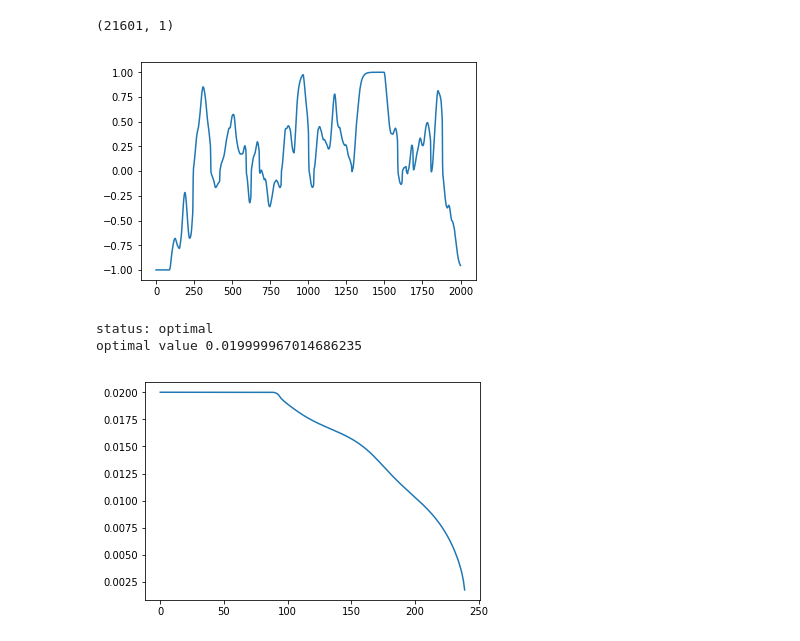
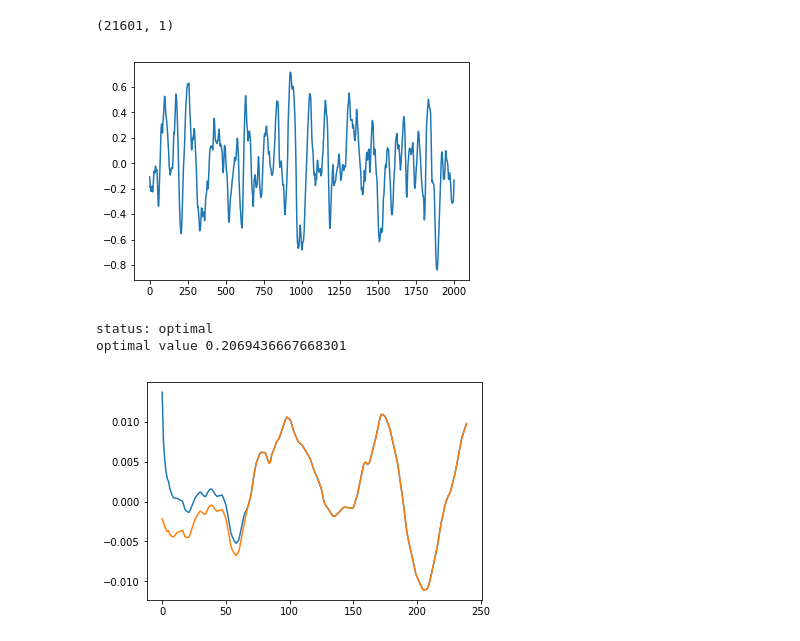
Before and after one commit to Thanosro/py_graphs, a Jupyter notebook: freq_regulation.ipynb, the cells around one changed output. Cells and saved outputs as stored; diff of their text form; code cells hidden in the pictures.

```diff
--- a/freq_regulation.ipynb
+++ b/freq_regulation.ipynb
@@ -25,7 +25,7 @@ sio.whosmat('Reg_signals.mat')
 # %%
 regD_mat = sio.loadmat('Reg_signals.mat')
 # %%
-regD_ar = regD_mat["RegA_May04"]
+regD_ar = regD_mat["RegD_May04"]
 type(regD_ar)
 np.shape(regD_ar)
 # %% [output]
@@ -35,6 +35,6 @@ np.shape(regD_ar)
 plt.plot(regD_ar[0:2000])
 plt.show()
 # %% [output]
-[figure, old version]
+[figure, new version]
 # %%
 # mobile ESS parameters
@@ -51,15 +51,15 @@ regD = regD_ar[0:T]
 Add_mat = np.tril(np.ones((T,T), dtype=int))
 # %%
 Bt = cp.Variable((T, 1))
-epsilon = cp.Variable()
+epsilon = cp.Variable((T, 1))
 # ob = cp.Variable()
-objective = cp.Minimize(epsilon)
+objective = cp.Minimize(sum(abs(epsilon)))
 # objective = cp.Minimize(np.max(np.dot(Sub_mat,Xt)))
 # objective = cp.Minimize(np.max(np.multiply(Sub_mat,Xt)))
 constraints = [abs(Bt-L*regD) <= epsilon,
                -P_max <= Bt,
                Bt <= P_max,
-              Add_mat@Bt + E_init <= E_max,
+              Add_mat@(-Bt) + E_init <= E_max,
               0*E_max <= Add_mat@Bt + E_init]
 
 prob = cp.Problem(objective, constraints)
@@ -69,10 +69,11 @@ print("optimal value", prob.value)
 # print("optimal var", Bt.value)
 # %% [output]
 status: optimal
-optimal value 0.019999967014686235
+optimal value 0.2069436667668301
 # %%
-# plt.plot(L*regD)
-plt.plot(Bt.value-L*regD)
+plt.plot(Bt.value)
+# plt.plot(Bt.value-L*regD)
+plt.plot(L*regD)
 plt.show()
 # %% [output]
-[figure, old version]
+[figure, new version]
```
Also changed, not shown: parts of 2 cells of this notebook.
